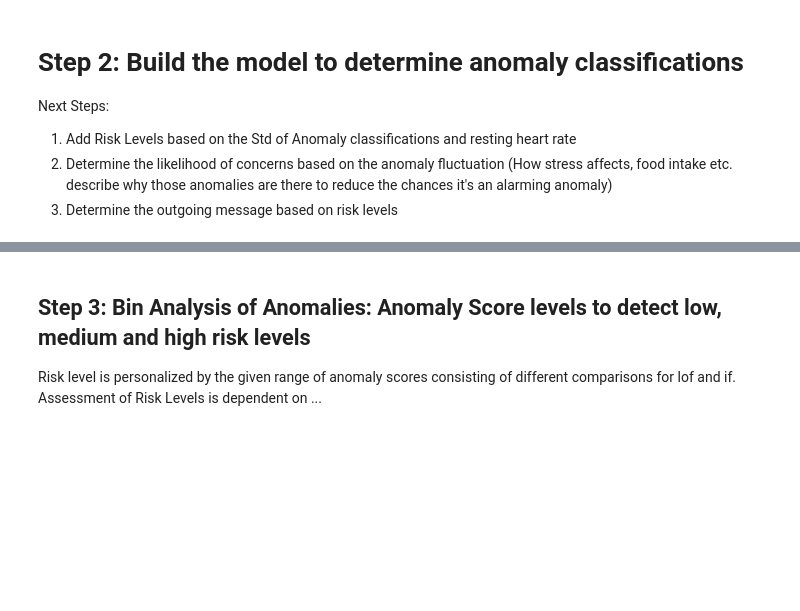
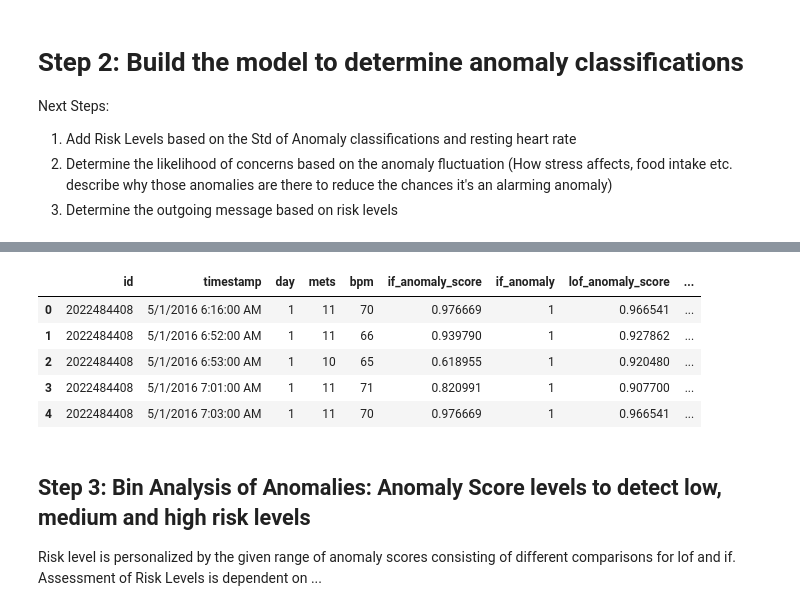
Before and after one commit to ashlynthemitm/MaternalHealthResearch, a Jupyter notebook: predictive-model/notebooks/modelling_anomalies.ipynb, the cells around one changed output, grey strips where cells are left out. Saved outputs shown, nothing was run; the diff lists cells and outputs as text; code cells hidden in the pictures; blank space fills up the shorter version.

```diff
--- a/predictive-model/notebooks/modelling_anomalies.ipynb
+++ b/predictive-model/notebooks/modelling_anomalies.ipynb
@@ -308,3 +422,14 @@ generateAnomalies()
+# %%
+# retrained model
+retrained_df.to_csv('data_interim/retrained_anomalies_heartrate.csv', index=False)
+retrained_df.head()
+# %% [output]
+|  | id | timestamp | day | mets | bpm | if_anomaly_score | if_anomaly | lof_anomaly_score | ... |
+| 0 | 2022484408 | 5/1/2016 6:16:00 AM | 1 | 11 | 70 | 0.976669 | 1 | 0.966541 | ... |
+| 1 | 2022484408 | 5/1/2016 6:52:00 AM | 1 | 11 | 66 | 0.939790 | 1 | 0.927862 | ... |
+| 2 | 2022484408 | 5/1/2016 6:53:00 AM | 1 | 10 | 65 | 0.618955 | 1 | 0.920480 | ... |
+| 3 | 2022484408 | 5/1/2016 7:01:00 AM | 1 | 11 | 71 | 0.820991 | 1 | 0.907700 | ... |
+| 4 | 2022484408 | 5/1/2016 7:03:00 AM | 1 | 11 | 70 | 0.976669 | 1 | 0.966541 | ... |
 # %% [markdown]
 ## Step 3: Bin Analysis of Anomalies: Anomaly Score levels to detect low, medium and high risk levels
 
```
Also changed, not shown: parts of 14 cells of this notebook, 15 other files.
